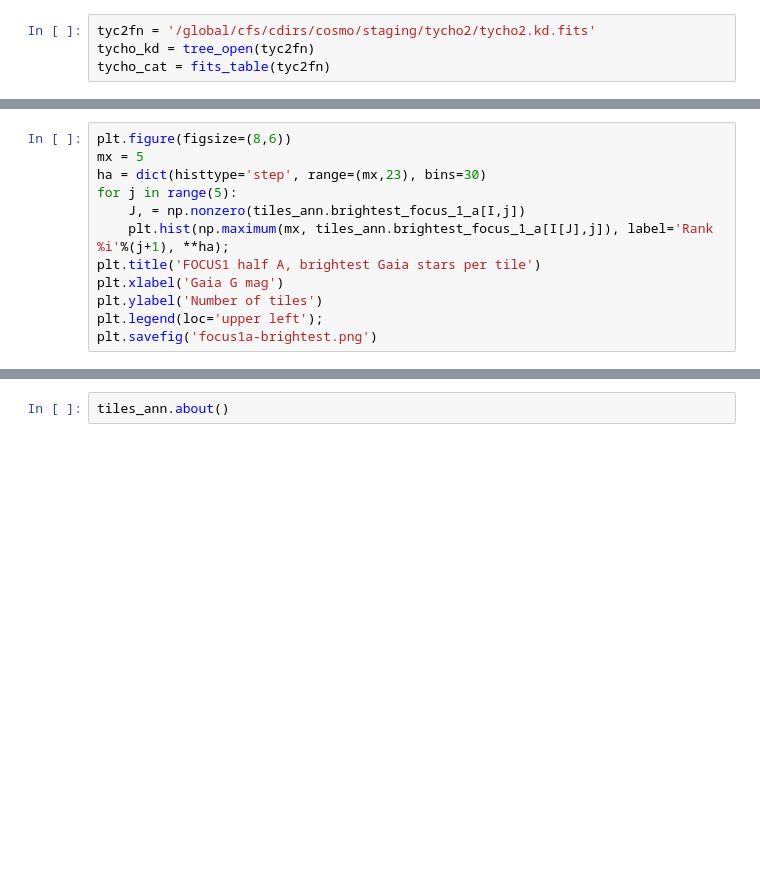
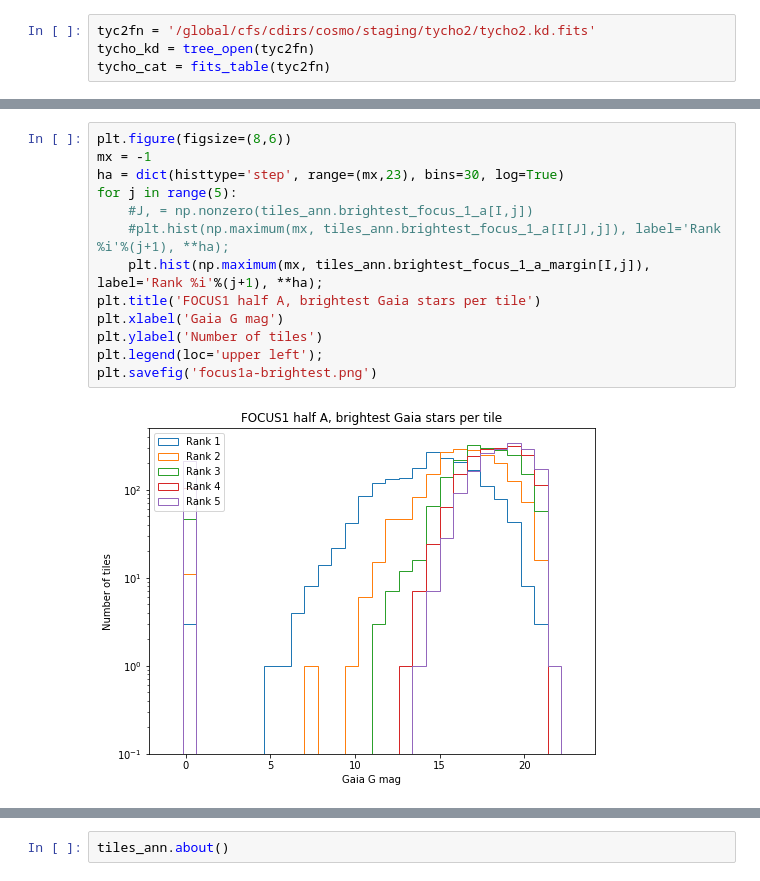
Before and after one commit to dstndstn/desi-misc, a Jupyter notebook: desi-tile-brightest-stars.ipynb, the cells around one changed output, grey strips where cells are left out. Drawn from its saved outputs; the diff is of its cells as text; blank space fills up the shorter version.

```diff
--- a/desi-tile-brightest-stars.ipynb
+++ b/desi-tile-brightest-stars.ipynb
@@ -366,15 +428,18 @@ plt.colorbar();
 # %%
 plt.figure(figsize=(8,6))
-mx = 5
-ha = dict(histtype='step', range=(mx,23), bins=30)
+mx = -1
+ha = dict(histtype='step', range=(mx,23), bins=30, log=True)
 for j in range(5):
-    J, = np.nonzero(tiles_ann.brightest_focus_1_a[I,j])
-    plt.hist(np.maximum(mx, tiles_ann.brightest_focus_1_a[I[J],j]), label='Rank %i'%(j+1), **ha);
+    #J, = np.nonzero(tiles_ann.brightest_focus_1_a[I,j])
+    #plt.hist(np.maximum(mx, tiles_ann.brightest_focus_1_a[I[J],j]), label='Rank %i'%(j+1), **ha);
+    plt.hist(np.maximum(mx, tiles_ann.brightest_focus_1_a_margin[I,j]), label='Rank %i'%(j+1), **ha);
 plt.title('FOCUS1 half A, brightest Gaia stars per tile')
 plt.xlabel('Gaia G mag')
 plt.ylabel('Number of tiles')
 plt.legend(loc='upper left');
 plt.savefig('focus1a-brightest.png')
+# %% [output]
+[figure, added]
 # %%
 plt.figure(figsize=(8,6))
 mx = 5
```
Also changed, not shown: parts of 7 cells of this notebook.
